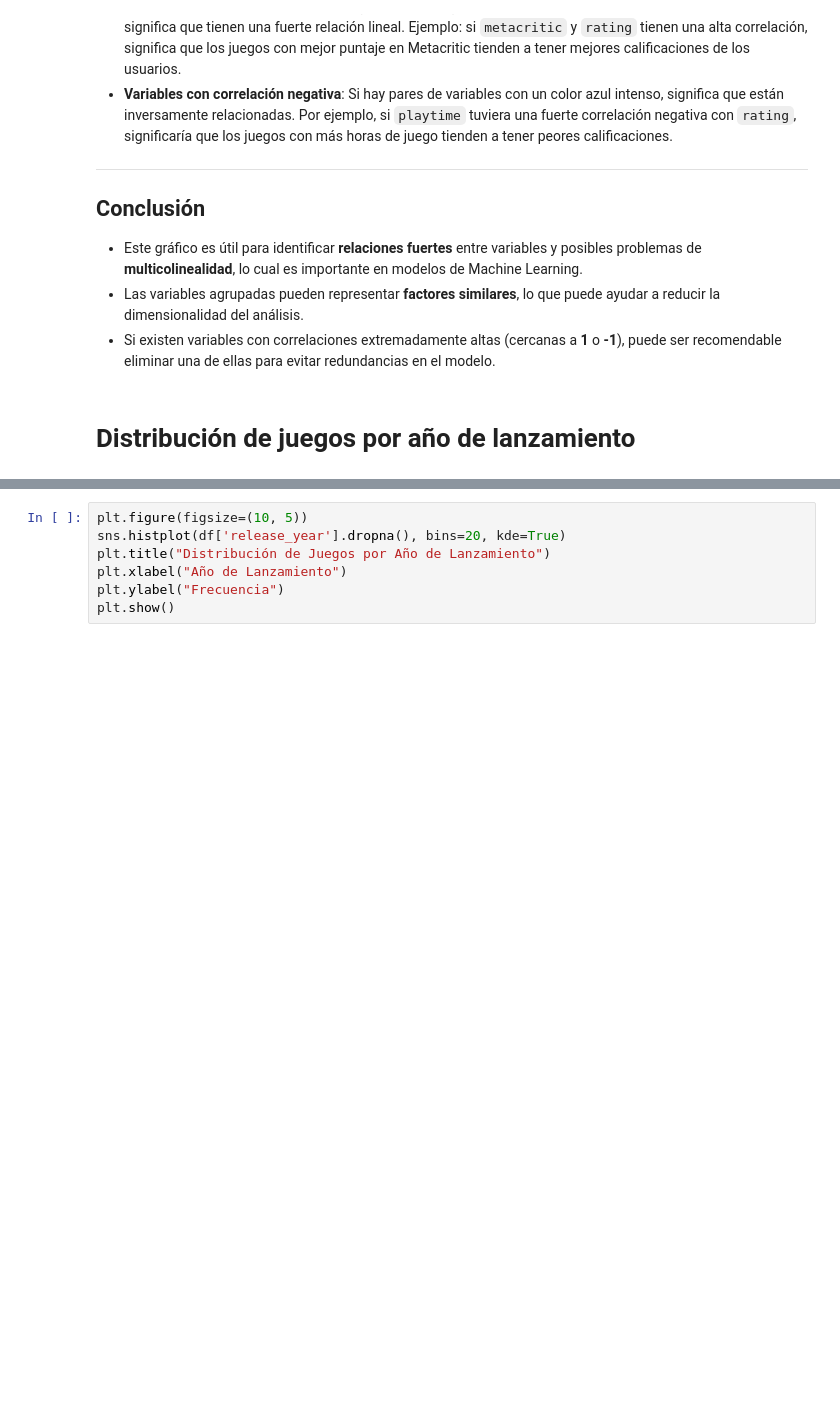
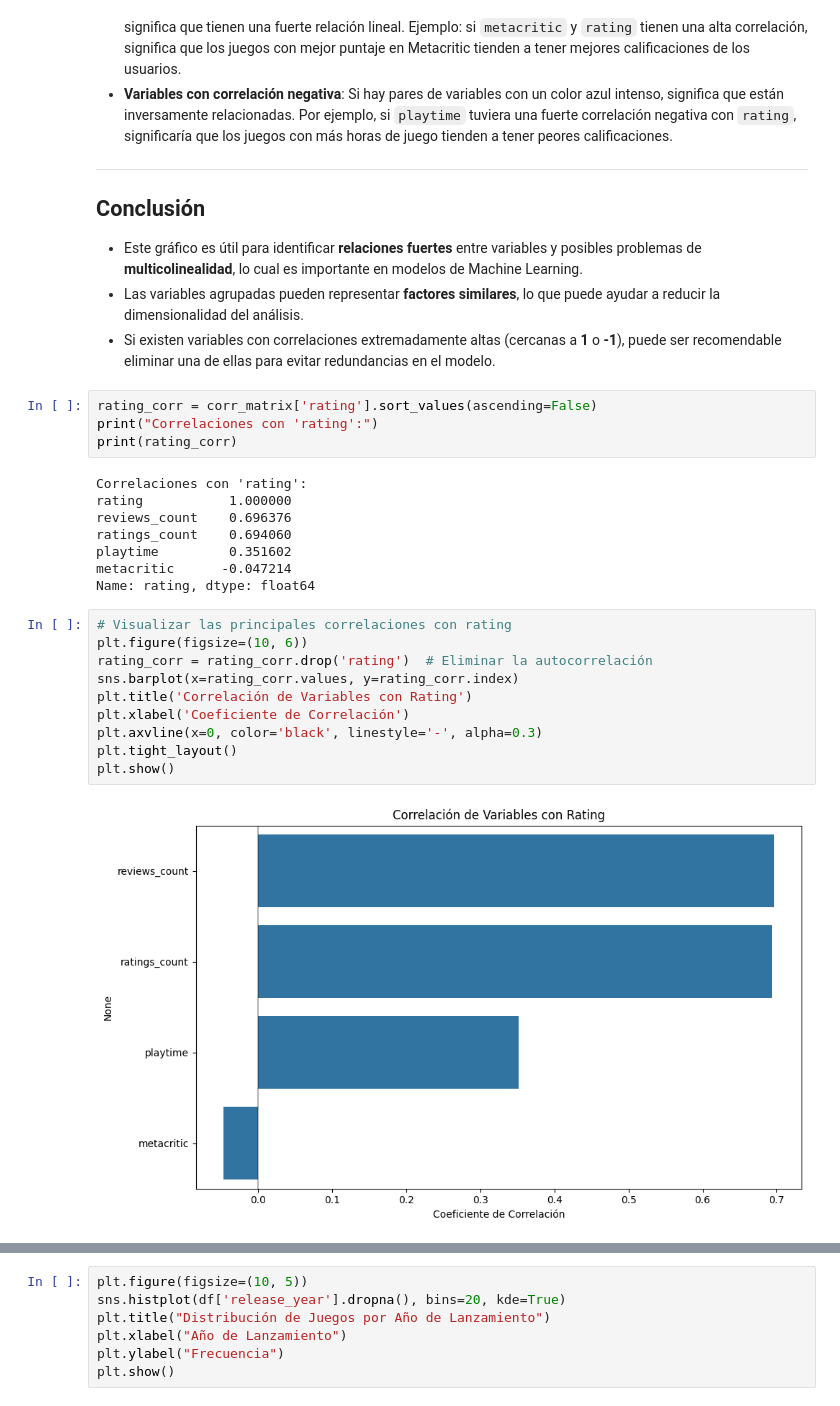
Before and after one commit to andreszaragoza/ML, a Jupyter notebook: notebooks/Eda_Juegos.ipynb, the cells around one changed output, grey strips where cells are left out. Drawn from its saved outputs; the diff is of its cells as text; blank space fills up the shorter version.

```diff
--- a/notebooks/Eda_Juegos.ipynb
+++ b/notebooks/Eda_Juegos.ipynb
@@ -437,5 +455,27 @@ plt.show()
 - Este gráfico es útil para identificar **relaciones fuertes** entre variables y posibles problemas de **multicolinealidad**, lo cual es importante en modelos de Machine Learning.
 - Las variables agrupadas pueden representar **factores similares**, lo que puede ayudar a reducir la dimensionalidad del análisis.
 - Si existen variables con correlaciones extremadamente altas (cercanas a **1** o **-1**), puede ser recomendable eliminar una de ellas para evitar redundancias en el modelo.
-# %% [markdown]
-# Distribución de juegos por año de lanzamiento
+# %%
+rating_corr = corr_matrix['rating'].sort_values(ascending=False)
+print("Correlaciones con 'rating':")
+print(rating_corr)
+# %% [output]
+Correlaciones con 'rating':
+rating           1.000000
+reviews_count    0.696376
+ratings_count    0.694060
+playtime         0.351602
+metacritic      -0.047214
+Name: rating, dtype: float64
+# %%
+# Visualizar las principales correlaciones con rating
+plt.figure(figsize=(10, 6))
+rating_corr = rating_corr.drop('rating')  # Eliminar la autocorrelación
+sns.barplot(x=rating_corr.values, y=rating_corr.index)
+plt.title('Correlación de Variables con Rating')
+plt.xlabel('Coeficiente de Correlación')
+plt.axvline(x=0, color='black', linestyle='-', alpha=0.3)
+plt.tight_layout()
+plt.show()
+# %% [output]
+[figure, added]
```
Also changed, not shown: parts of 39 cells of this notebook, 3 other files.
